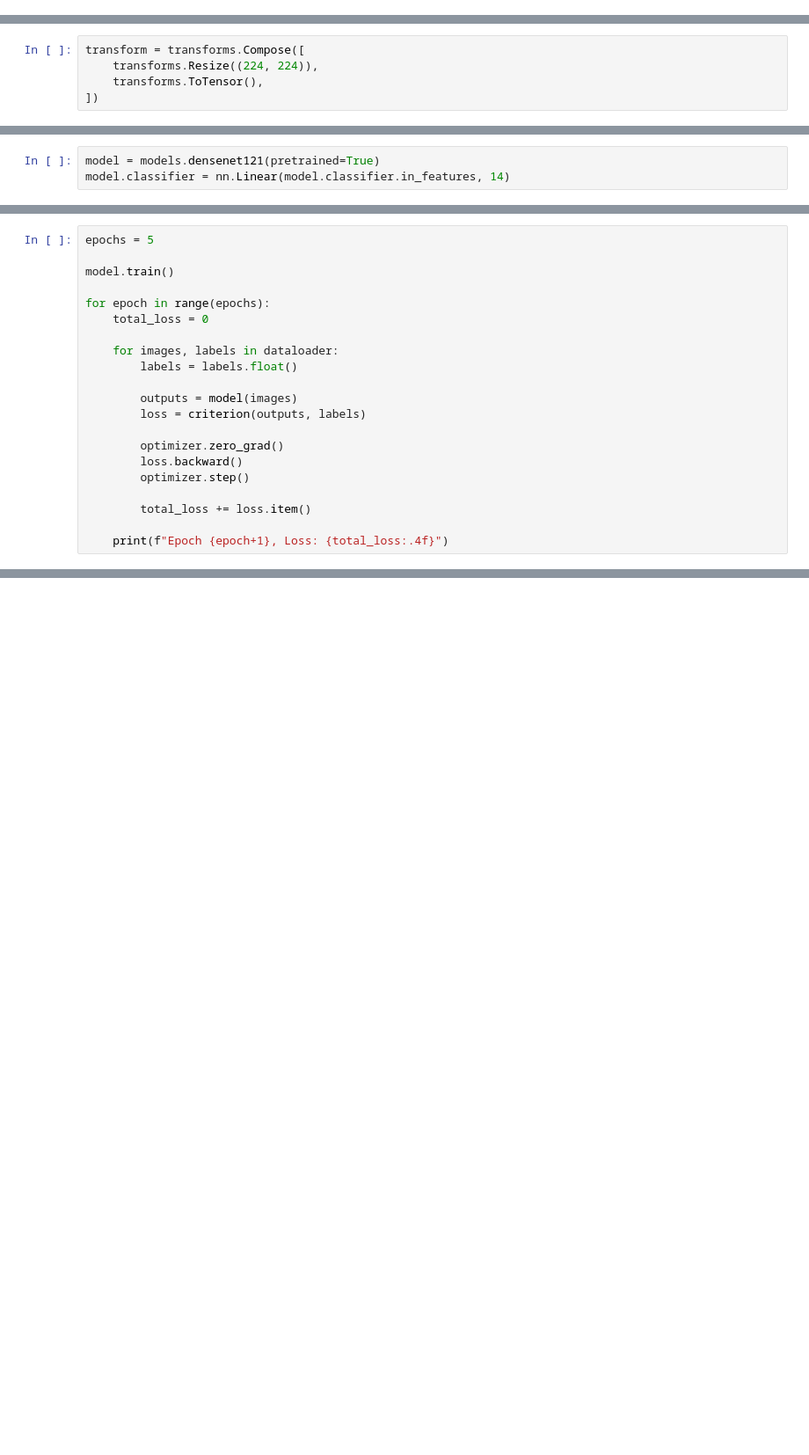
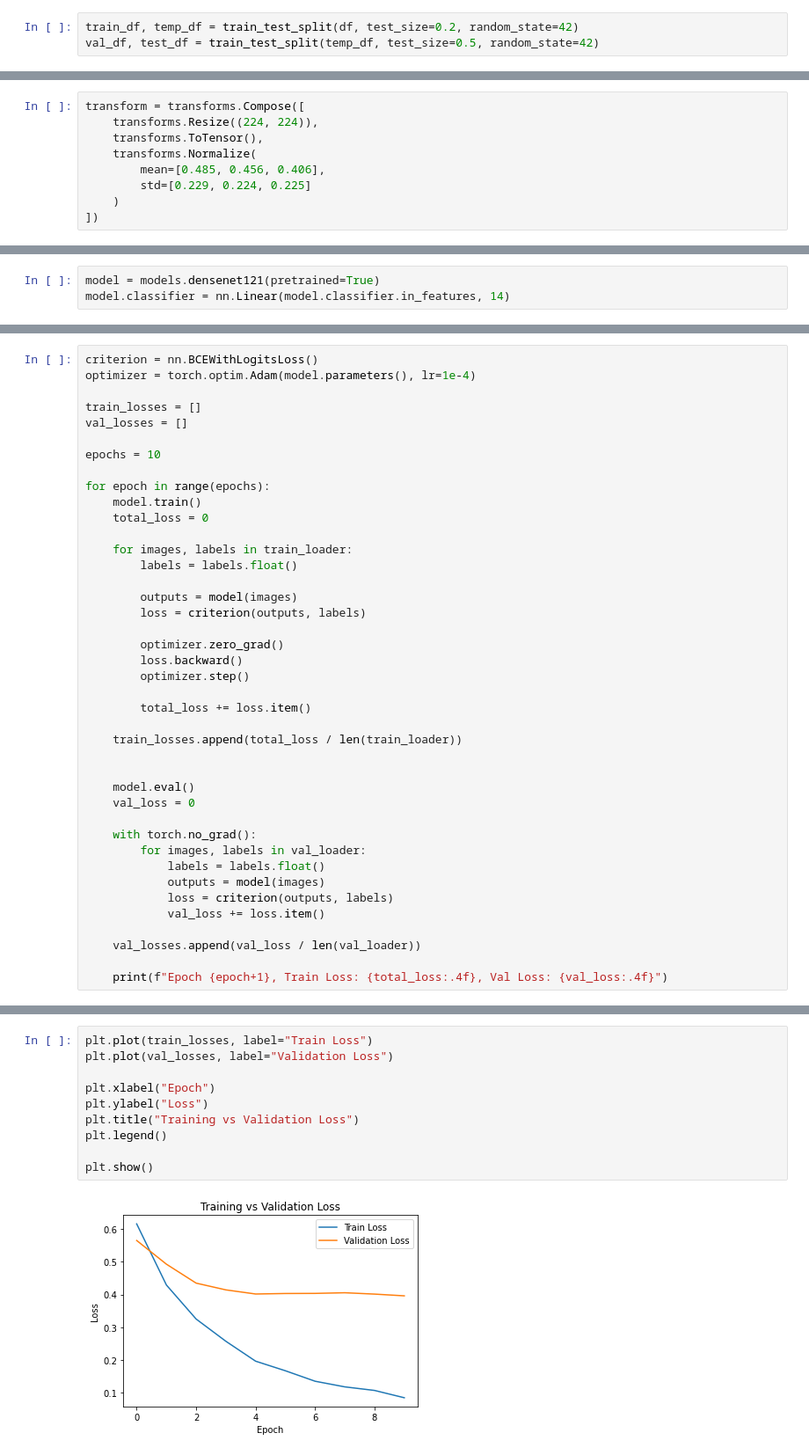
Before and after one commit to SarahSAH02/Dat255_prosjekt_group_22, a Jupyter notebook: densenet_model.ipynb, the cells around one changed output, grey strips where cells are left out. Shown at 88% size. Cells and saved outputs as stored; diff of their text form; blank space fills up the shorter version.

Commit message:
Final model with evaluation and plots

```diff
--- a/densenet_model.ipynb
+++ b/densenet_model.ipynb
@@ -10,0 +105,3 @@ from torchvision import transforms, models
+# %%
+train_df, temp_df = train_test_split(df, test_size=0.2, random_state=42)
+val_df, test_df = train_test_split(temp_df, test_size=0.5, random_state=42)
@@ -54,4 +161,8 @@ class CheXpertDataset(Dataset):
 transform = transforms.Compose([
     transforms.Resize((224, 224)),
     transforms.ToTensor(),
+    transforms.Normalize(
+        mean=[0.485, 0.456, 0.406],
+        std=[0.229, 0.224, 0.225]
+    )
 ])
@@ -72,12 +204,17 @@ optimizer = torch.optim.Adam(model.parameters(), lr=1e-4)
 # %%
-epochs = 5
+criterion = nn.BCEWithLogitsLoss()
+optimizer = torch.optim.Adam(model.parameters(), lr=1e-4)
 
-model.train()
+train_losses = []
+val_losses = []
+
+epochs = 10
 
 for epoch in range(epochs):
+    model.train()
     total_loss = 0
 
-    for images, labels in dataloader:
+    for images, labels in train_loader:
         labels = labels.float()
 
         outputs = model(images)
@@ -89,5 +226,20 @@ for epoch in range(epochs):
 
         total_loss += loss.item()
 
-    print(f"Epoch {epoch+1}, Loss: {total_loss:.4f}")
+    train_losses.append(total_loss / len(train_loader))
+
+
+    model.eval()
+    val_loss = 0
+
+    with torch.no_grad():
+        for images, labels in val_loader:
+            labels = labels.float()
+            outputs = model(images)
+            loss = criterion(outputs, labels)
+            val_loss += loss.item()
+
+    val_losses.append(val_loss / len(val_loader))
+
+    print(f"Epoch {epoch+1}, Train Loss: {total_loss:.4f}, Val Loss: {val_loss:.4f}")
 # %% [output]
@@ -98,0 +260,12 @@ Epoch 5, Loss: 3.0520
+# %%
+plt.plot(train_losses, label="Train Loss")
+plt.plot(val_losses, label="Validation Loss")
+
+plt.xlabel("Epoch")
+plt.ylabel("Loss")
+plt.title("Training vs Validation Loss")
+plt.legend()
+
+plt.show()
+# %% [output]
+[figure, added]
```
Also changed, not shown: parts of 34 cells of this notebook.
